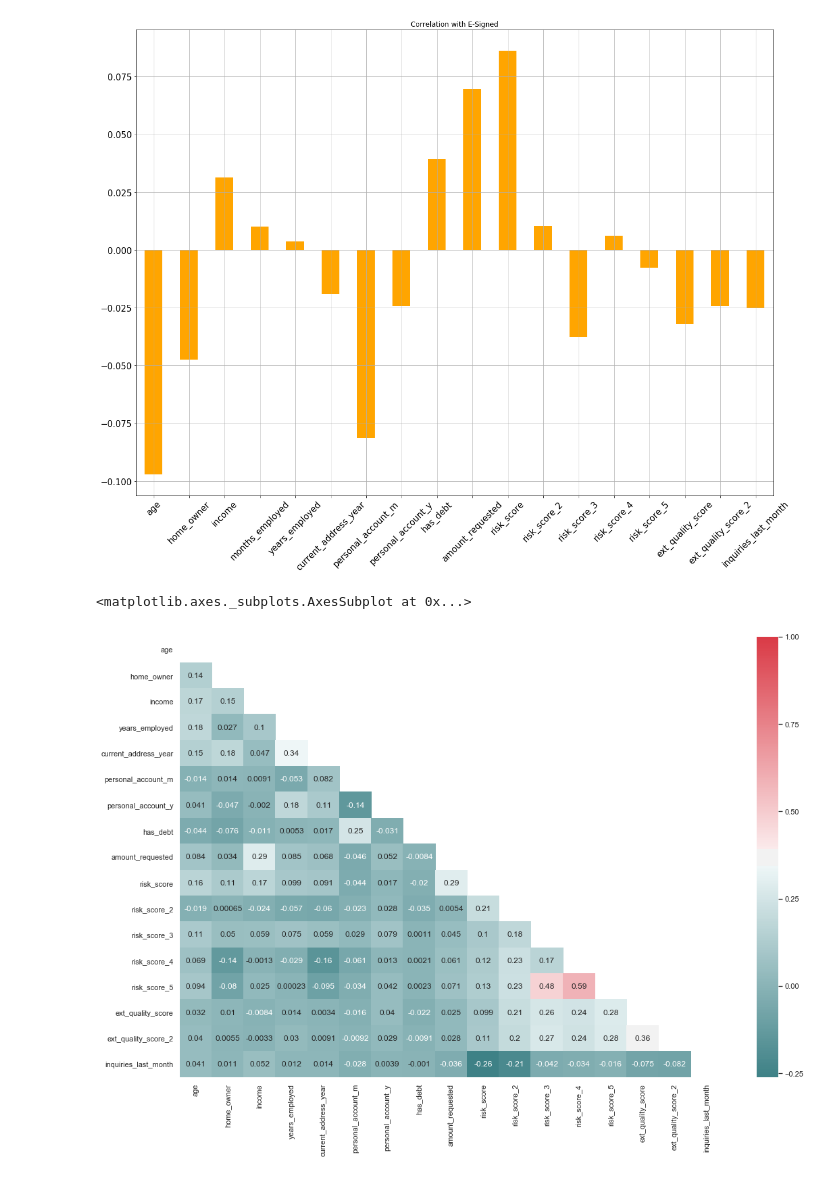
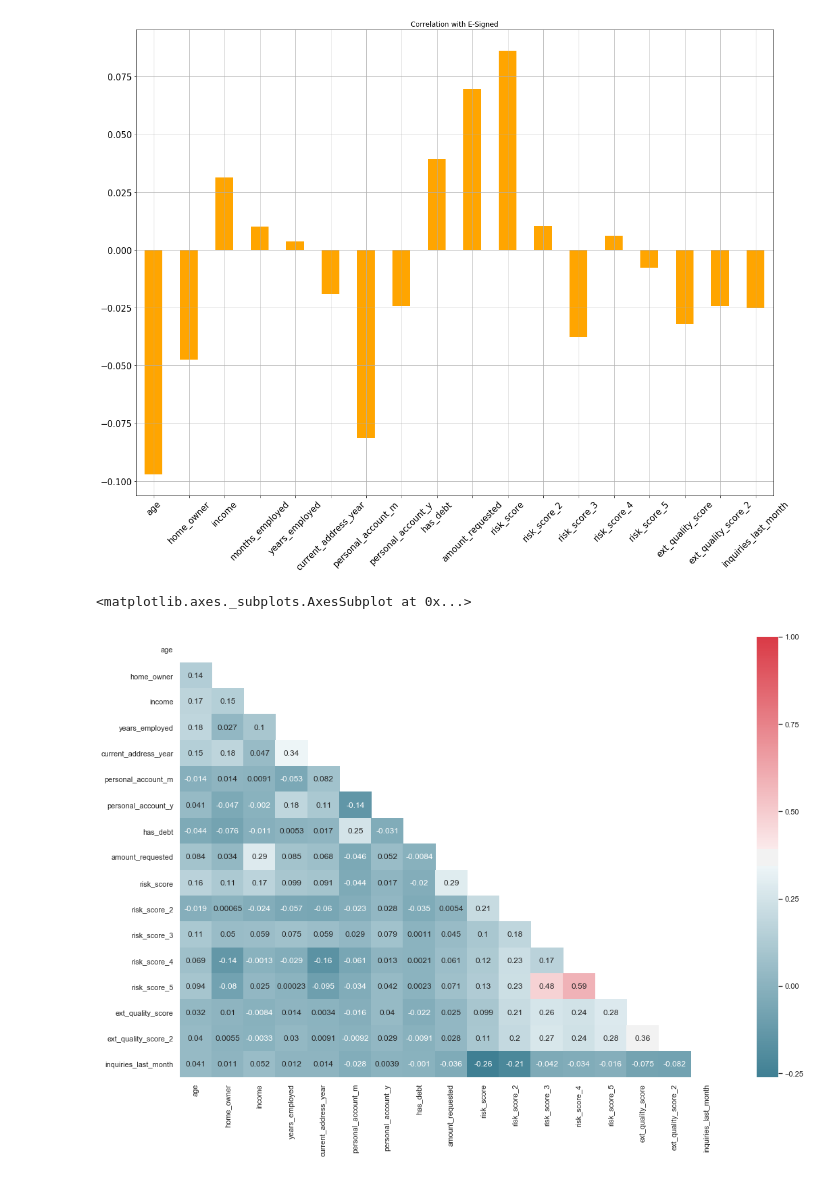
Before and after one commit to DGV1995/Curso-Practical-Machine-Learning, a Jupyter notebook: Notebooks/Predicting the likelihood of a loan.ipynb, the cells around one changed output. Cells and saved outputs as stored; diff of their text form; code cells hidden in the pictures.

```diff
--- a/Notebooks/Predicting the likelihood of a loan.ipynb
+++ b/Notebooks/Predicting the likelihood of a loan.ipynb
@@ -260,17 +260,17 @@ from sklearn.metrics import confusion_matrix
 # %%
 # Correlation matrix
 
 sns.set(style="white")
 corr = df.drop(columns=["entry_id","pay_schedule","e_signed","months_employed"]).corr()
 
 mask = np.zeros_like(corr, dtype=np.bool)
 mask[np.triu_indices_from(mask)]=True
 
 plt.figure(figsize=(18,12))
 
-cmap = sns.diverging_palette(200, 10, as_cmap=True)
+cmap = sns.diverging_palette(220, 10, as_cmap=True)
 
 sns.heatmap(corr, annot=True, cmap=cmap, mask=mask)
 # %% [output]
 <matplotlib.axes._subplots.AxesSubplot at 0x...>
-[figure, old version]
+[figure, new version]
```
Also changed, not shown: parts of 24 cells of this notebook.
